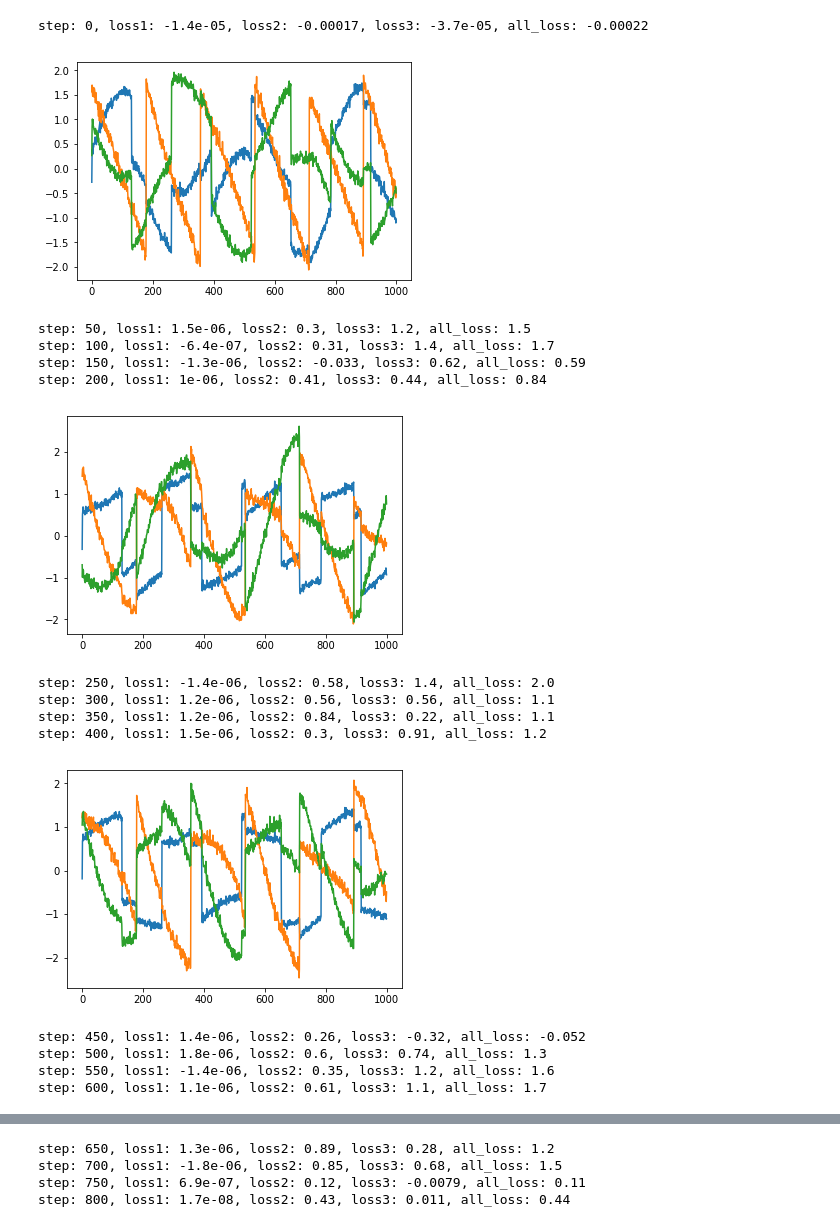
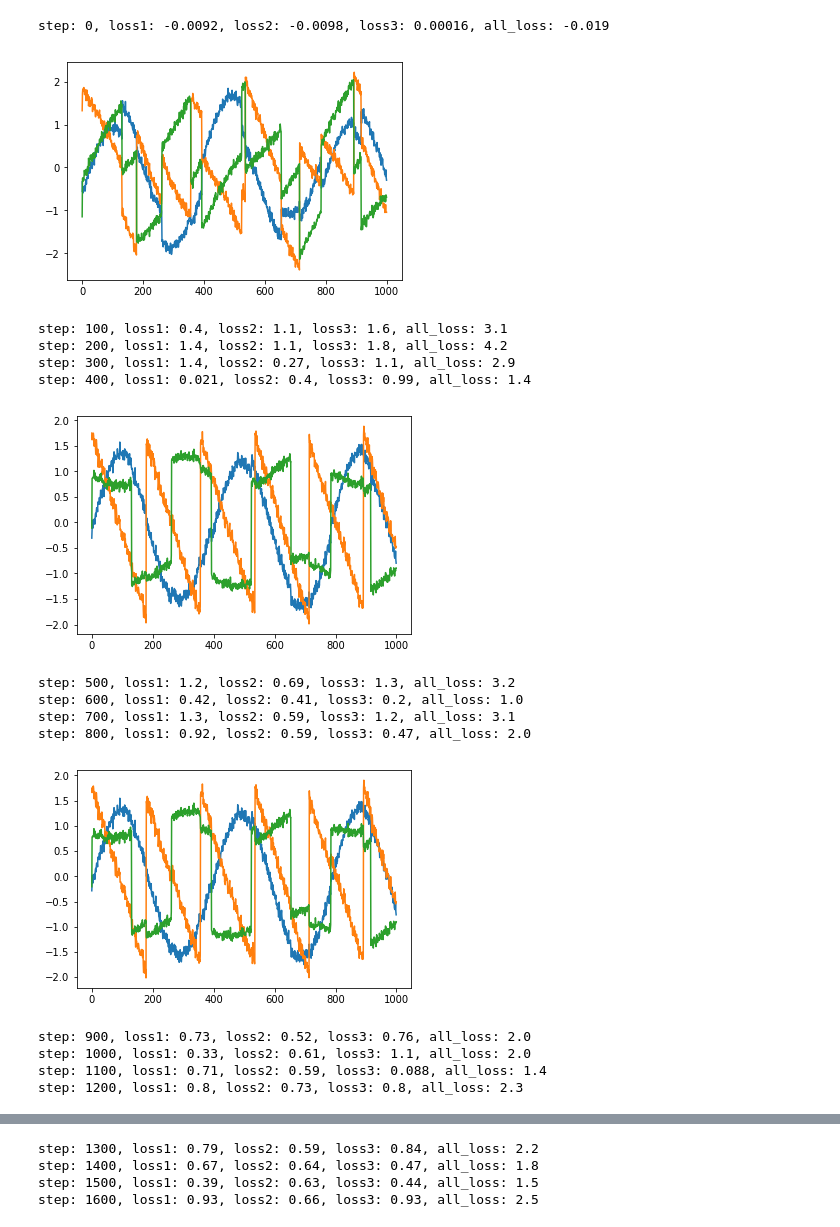
Before and after one commit to wiskott-lab/gradient-based-ica-GrICA, a Jupyter notebook: bss3-regularization.ipynb, the cells around one changed output, grey strips where cells are left out. Saved outputs shown, nothing was run; the diff lists cells and outputs as text; code cells hidden in the pictures.

```diff
--- a/bss3-regularization.ipynb
+++ b/bss3-regularization.ipynb
@@ -63,7 +63,7 @@ dense2_marg = tf.nn.leaky_relu(tf.matmul(dense1_marg, Wx2) + b2)
 dense3_marg = tf.nn.leaky_relu(tf.matmul(dense2_marg, Wx3) + b3)
 dense4_marg = tf.nn.leaky_relu(tf.matmul(dense3_marg, Wx4) + b4)
 dense5_marg = tf.nn.leaky_relu(tf.matmul(dense4_marg, Wx5) + b5)
-dense6_marg = tf.matmul(dense5_joint, Wx6) + b6
+dense6_marg = tf.matmul(dense5_marg, Wx6) + b6
 
 
 loss1 = tf.reduce_mean(dense6_joint)-tf.log(tf.reduce_mean(tf.exp(dense6_marg)))
@@ -178,7 +178,7 @@ estimator_vars = [Wx1,  b1,  Wx2,  b2,  Wx3,  b3,  Wx4,  b4,  Wx5,  b5,  Wx6,  b
                   Wx12, b12, Wx22, b22, Wx32, b32, Wx42, b42, Wx52, b52, Wx62, b62,
                   Wx13, b13, Wx23, b23, Wx33, b33, Wx43, b43, Wx53, b53, Wx63, b63]
 
-regularizer = tf.contrib.layers.l2_regularizer(scale=0.001)
+regularizer = tf.contrib.layers.l2_regularizer(scale=0.002)
 
 for var in estimator_vars:
     tf.add_to_collection(tf.GraphKeys.REGULARIZATION_LOSSES, var)
@@ -245,10 +245,10 @@ with tf.Session() as sess:
         if i % 7   is 0:
             _ = sess.run(train_encoders, feed_dict={encoding_x:X})
 
-        if i % 50 is 0:
+        if i % 100 is 0:
             print("step: {}, loss1: {:.2}, loss2: {:.2}, loss3: {:.2}, all_loss: {:.2}".format(i,
                                 current_loss1, current_loss2, current_loss3, current_loss1+current_loss2+current_loss3))
-        if i % 200 is 0:
+        if i % 400 is 0:
             encoding = sess.run(dense, feed_dict={encoding_x:X})
             plt.plot(encoding)
             plt.show()
@@ -257,16 +257,16 @@ with tf.Session() as sess:
-step: 0, loss1: -1.4e-05, loss2: -0.00017, loss3: -3.7e-05, all_loss: -0.00022
+step: 0, loss1: -0.0092, loss2: -0.0098, loss3: 0.00016, all_loss: -0.019
-[figure, old version]
+[figure, new version]
-step: 50, loss1: 1.5e-06, loss2: 0.3, loss3: 1.2, all_loss: 1.5
-step: 100, loss1: -6.4e-07, loss2: 0.31, loss3: 1.4, all_loss: 1.7
-step: 150, loss1: -1.3e-06, loss2: -0.033, loss3: 0.62, all_loss: 0.59
-step: 200, loss1: 1e-06, loss2: 0.41, loss3: 0.44, all_loss: 0.84
+step: 100, loss1: 0.4, loss2: 1.1, loss3: 1.6, all_loss: 3.1
+step: 200, loss1: 1.4, loss2: 1.1, loss3: 1.8, all_loss: 4.2
+step: 300, loss1: 1.4, loss2: 0.27, loss3: 1.1, all_loss: 2.9
+step: 400, loss1: 0.021, loss2: 0.4, loss3: 0.99, all_loss: 1.4
-[figure, old version]
+[figure, new version]
-step: 250, loss1: -1.4e-06, loss2: 0.58, loss3: 1.4, all_loss: 2.0
-step: 300, loss1: 1.2e-06, loss2: 0.56, loss3: 0.56, all_loss: 1.1
-step: 350, loss1: 1.2e-06, loss2: 0.84, loss3: 0.22, all_loss: 1.1
-step: 400, loss1: 1.5e-06, loss2: 0.3, loss3: 0.91, all_loss: 1.2
+step: 500, loss1: 1.2, loss2: 0.69, loss3: 1.3, all_loss: 3.2
+step: 600, loss1: 0.42, loss2: 0.41, loss3: 0.2, all_loss: 1.0
+step: 700, loss1: 1.3, loss2: 0.59, loss3: 1.2, all_loss: 3.1
+step: 800, loss1: 0.92, loss2: 0.59, loss3: 0.47, all_loss: 2.0
-[figure, old version]
+[figure, new version]
-step: 450, loss1: 1.4e-06, loss2: 0.26, loss3: -0.32, all_loss: -0.052
-step: 500, loss1: 1.8e-06, loss2: 0.6, loss3: 0.74, all_loss: 1.3
-step: 550, loss1: -1.4e-06, loss2: 0.35, loss3: 1.2, all_loss: 1.6
-step: 600, loss1: 1.1e-06, loss2: 0.61, loss3: 1.1, all_loss: 1.7
+step: 900, loss1: 0.73, loss2: 0.52, loss3: 0.76, all_loss: 2.0
+step: 1000, loss1: 0.33, loss2: 0.61, loss3: 1.1, all_loss: 2.0
+step: 1100, loss1: 0.71, loss2: 0.59, loss3: 0.088, all_loss: 1.4
+step: 1200, loss1: 0.8, loss2: 0.73, loss3: 0.8, all_loss: 2.3
@@ -274,4 +274,4 @@ step: 600, loss1: 1.1e-06, loss2: 0.61, loss3: 1.1, all_loss: 1.7
-step: 650, loss1: 1.3e-06, loss2: 0.89, loss3: 0.28, all_loss: 1.2
-step: 700, loss1: -1.8e-06, loss2: 0.85, loss3: 0.68, all_loss: 1.5
-step: 750, loss1: 6.9e-07, loss2: 0.12, loss3: -0.0079, all_loss: 0.11
-step: 800, loss1: 1.7e-08, loss2: 0.43, loss3: 0.011, all_loss: 0.44
+step: 1300, loss1: 0.79, loss2: 0.59, loss3: 0.84, all_loss: 2.2
+step: 1400, loss1: 0.67, loss2: 0.64, loss3: 0.47, all_loss: 1.8
+step: 1500, loss1: 0.39, loss2: 0.63, loss3: 0.44, all_loss: 1.5
+step: 1600, loss1: 0.93, loss2: 0.66, loss3: 0.93, all_loss: 2.5
```
Also changed, not shown: parts of 2 cells of this notebook.
